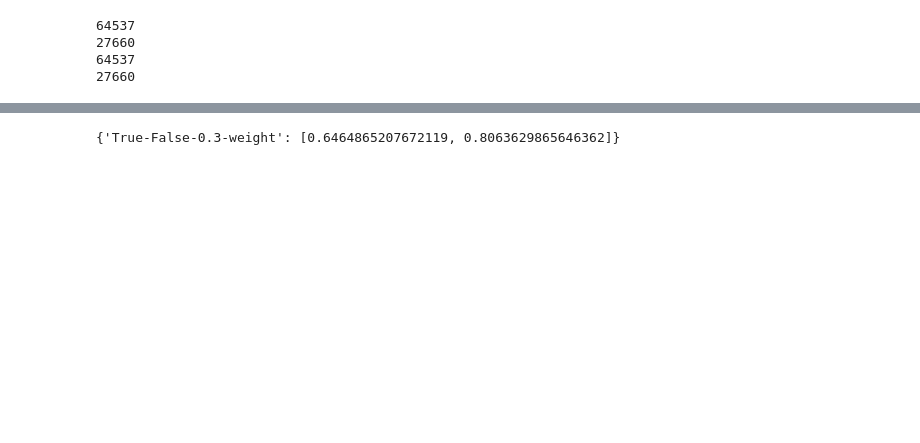
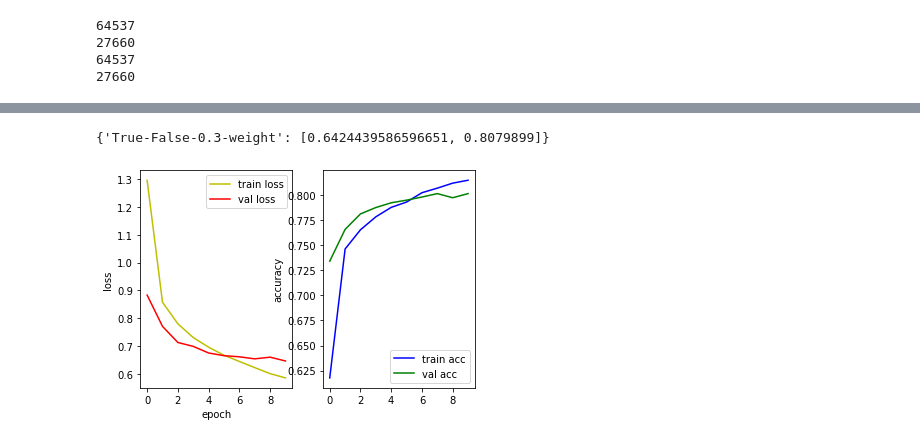
Before and after one commit to boykis82/TCL2021_telco_embedding, a Jupyter notebook: sor_classfier.ipynb, the cells around one changed output, grey strips where cells are left out. Saved outputs shown, nothing was run; the diff lists cells and outputs as text; code cells hidden in the pictures; blank space fills up the shorter version.

```diff
--- a/sor_classfier.ipynb
+++ b/sor_classfier.ipynb
@@ -26,7 +26,7 @@ import Word2VecModel as wv
 # %% [output]
 Using TensorFlow backend.
 # %%
-w2v_model_file_name_prefix = 'D:/ml/TCL2021_telco_embedding/dataset/w2v/telco_w2v_'
+w2v_model_file_name_prefix = '../../dataset/telco_embedding/w2v/telco_w2v_'
 # %%
 # 여러개의 w2v 모델을 만들기 위한 table
 MODEL_COUNT = 9
@@ -61,7 +61,7 @@ def plot_hist(hist):
     plt.show()
 # %%
 # sor dataset 읽어옴
-input_file_name = 'D:/ml/TCL2021_telco_embedding/dataset/sor_dataset.xlsx'
+input_file_name = '../../dataset/telco_embedding/sor_dataset.xlsx'
 try:
     df = pd.read_excel(input_file_name, sheet_name=0, engine='openpyxl')
 except FileNotFoundError:
@@ -469,4 +475,8 @@ Epoch 10/10
 # %%
 test_scores
 # %% [output]
-{'True-False-0.3-weight': [0.6464865207672119, 0.8063629865646362]}
+{'True-False-0.3-weight': [0.6424439586596651, 0.8079899]}
+# %%
+plot_hist(histories["True-False-0.3-weight"])
+# %% [output]
+[figure, added]
```
Also changed, not shown: parts of 5 cells of this notebook, 4 other files.
